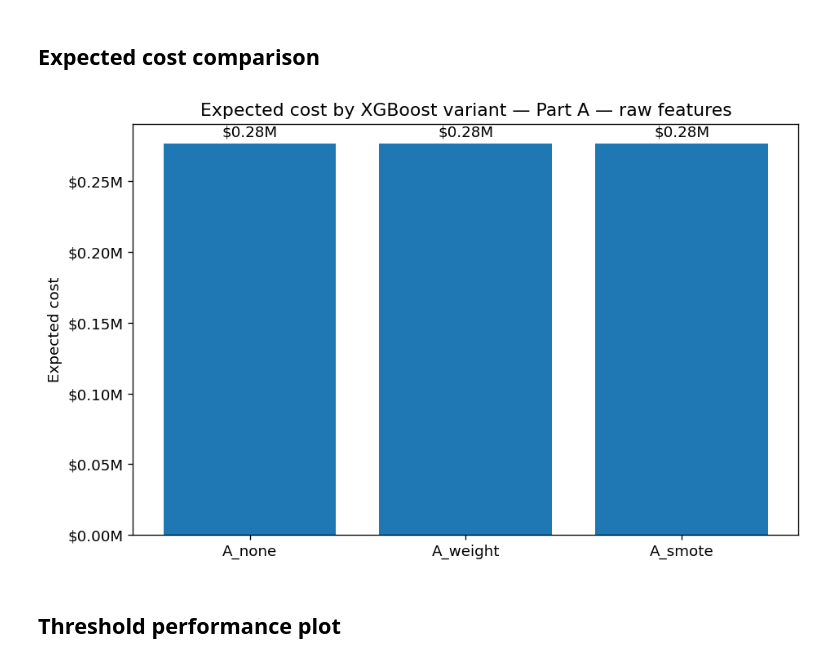
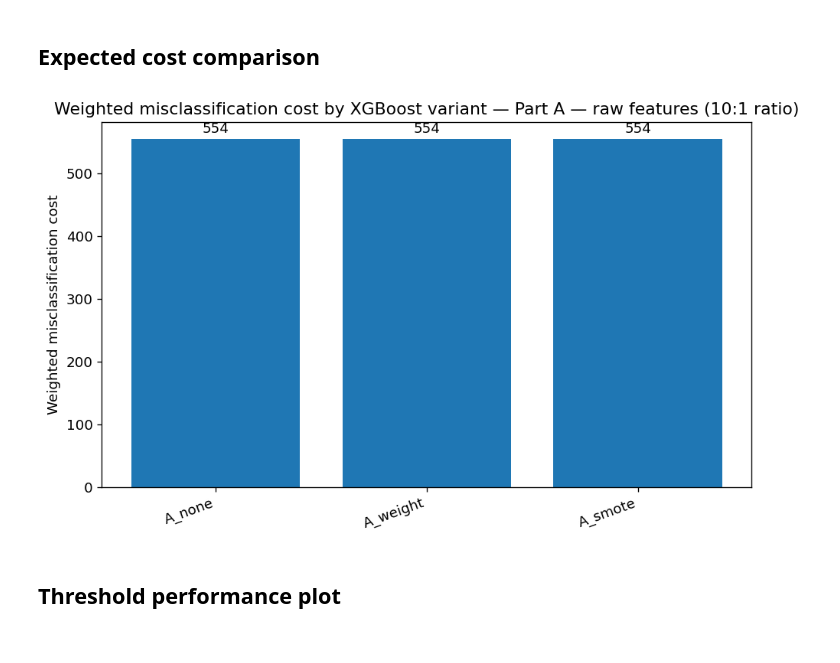
Before and after one commit to tanyelutsik/multimodal-fraud-detection-thesis, a Jupyter notebook: notebook/18_mm_tabular_xgboost.ipynb, the cells around one changed output. Saved outputs shown, nothing was run; the diff lists cells and outputs as text; code cells hidden in the pictures.

Commit message:
cost-tuned with 10:1 ratio

```diff
--- a/notebook/18_mm_tabular_xgboost.ipynb
+++ b/notebook/18_mm_tabular_xgboost.ipynb
@@ -935,19 +963,31 @@ plt.legend(); plt.ylim(0, 1); plt.tight_layout(); plt.show()
 # %% [markdown]
 ## Expected cost comparison
 # %%
-from matplotlib.ticker import FuncFormatter
+import matplotlib.pyplot as plt
+
 cost_plot_df = comparison_a.sort_values("tuned_expected_cost")
+
 plt.figure(figsize=(8, 5))
-bars = plt.bar(cost_plot_df["model"], cost_plot_df["tuned_expected_cost"])
-plt.title("Expected cost by XGBoost variant — Part A — raw features")
-plt.ylabel("Expected cost")
-plt.gca().yaxis.set_major_formatter(FuncFormatter(lambda x, _: f"${x/1_000_000:.2f}M"))
-plt.bar_label(bars,
-    labels=[f"${v/1_000_000:.2f}M" for v in cost_plot_df["tuned_expected_cost"]],
-    padding=3)
-plt.tight_layout(); plt.show()
+
+bars = plt.bar(
+    cost_plot_df["model"],
+    cost_plot_df["tuned_expected_cost"]
+)
+
+plt.title("Weighted misclassification cost by XGBoost variant — Part A — raw features (10:1 ratio)")
+plt.ylabel("Weighted misclassification cost")
+
+plt.bar_label(
+    bars,
+    labels=[f"{v:.0f}" for v in cost_plot_df["tuned_expected_cost"]],
+    padding=3
+)
+
+plt.xticks(rotation=20, ha="right")
+plt.tight_layout()
+plt.show()
 # %% [output]
-[figure, old version]
+[figure, new version]
 # %% [markdown]
 ## Threshold performance plot
 # %%
```
Also changed, not shown: parts of 37 cells of this notebook, 8 other files.
